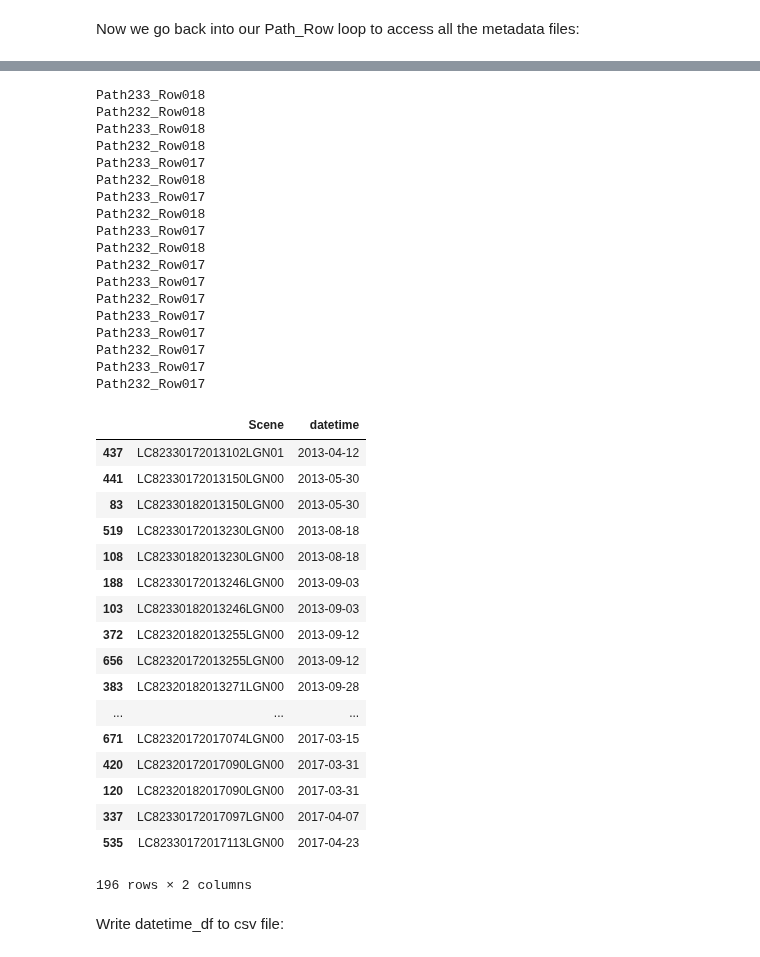
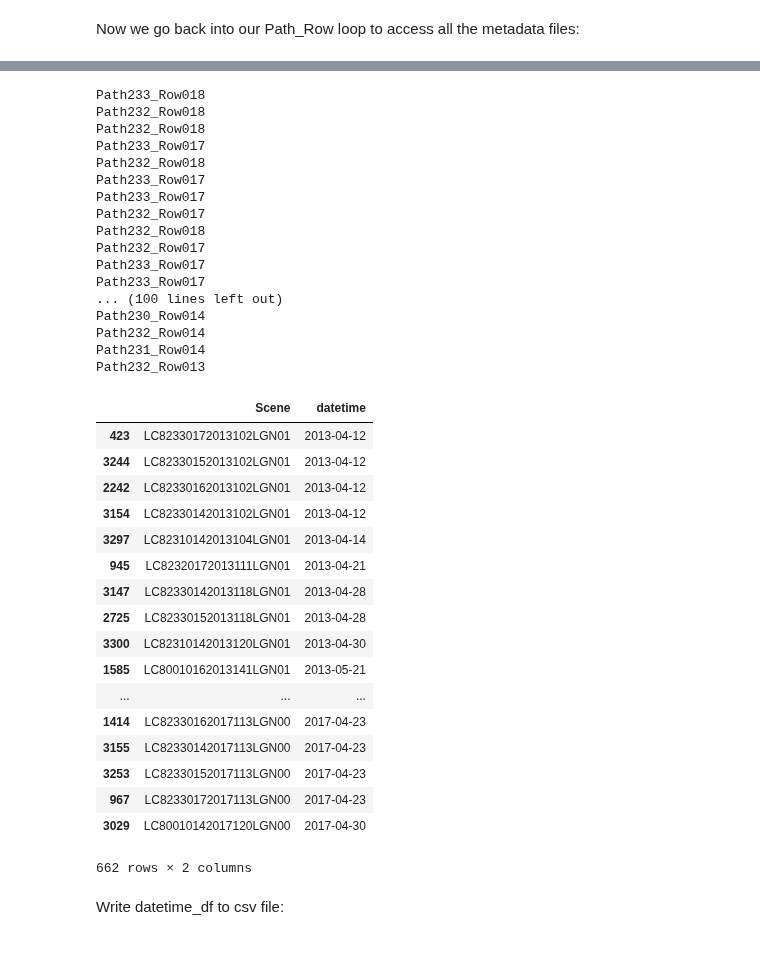
Before and after one commit to jukesliu/automated-glacier-terminus, a Jupyter notebook: AWS_LS8_download.ipynb, the cells around one changed output, grey strips where cells are left out. Saved outputs shown, nothing was run; the diff lists cells and outputs as text; code cells hidden in the pictures.

```diff
--- a/AWS_LS8_download.ipynb
+++ b/AWS_LS8_download.ipynb
@@ -694,3 +694,8 @@ datetimes = []
 scenes_dated = []
 # %% [markdown]
 Now we go back into our Path_Row loop to access all the metadata files:
+# %%
+# for SE glaciers
+se_df = pd.read_csv('/home/jukes/Documents/Sample_glaciers/LS_pathrows_SE.csv',
+                    usecols=[1,2,3], dtype=str).set_index('BoxID')
+se_df.head()
@@ -697,6 +710,7 @@ Now we go back into our Path_Row loop to access all the metadata files:
 # %%
 #Loop through the dataframe with your path row combinations:
-for index, row in pr_df_multi.iterrows():
+# for index, row in pr_df_multi.iterrows():
+for index, row in se_df.iterrows():
     #grab the path row names and set the folder name
     path = row['Path']; row = row['Row']; BoxID = index; folder_name = 'Path'+path+'_Row'+row; print(folder_name)
 
@@ -731,57 +745,56 @@ for index, row in pr_df_multi.iterrows():
                             #save it:
                             date = line.split("=")[1][1:-1]
 #                             print(date)
 
                     #save the date as a datetime object and append to list
                     dates = datetime.datetime.strptime(date, '%Y-%m-%d')
                     datetimes.append(dates)
                     scenes_dated.append(scenename)
 
             #increment the scene counter
             scenecount = scenecount+1
 
 # Store in a dataframe
 datetime_df = pd.DataFrame(list(zip(scenes_dated, datetimes)), columns=['Scene', 'datetime'])
 datetime_df = datetime_df.sort_values(by='datetime', ascending=True)
 datetime_df = datetime_df.drop_duplicates()
 datetime_df
 # %% [output]
 Path233_Row018
 Path232_Row018
-Path233_Row018
 Path232_Row018
 Path233_Row017
 Path232_Row018
 Path233_Row017
-Path232_Row018
 Path233_Row017
+Path232_Row017
 Path232_Row018
 Path232_Row017
 Path233_Row017
-Path232_Row017
 Path233_Row017
-Path233_Row017
-Path232_Row017
-Path233_Row017
-Path232_Row017
+... (100 lines left out)
+Path230_Row014
+Path232_Row014
+Path231_Row014
+Path232_Row013
 |  | Scene | datetime |
-| 437 | LC82330172013102LGN01 | 2013-04-12 |
-| 441 | LC82330172013150LGN00 | 2013-05-30 |
-| 83 | LC82330182013150LGN00 | 2013-05-30 |
-| 519 | LC82330172013230LGN00 | 2013-08-18 |
-| 108 | LC82330182013230LGN00 | 2013-08-18 |
-| 188 | LC82330172013246LGN00 | 2013-09-03 |
-| 103 | LC82330182013246LGN00 | 2013-09-03 |
-| 372 | LC82320182013255LGN00 | 2013-09-12 |
-| 656 | LC82320172013255LGN00 | 2013-09-12 |
-| 383 | LC82320182013271LGN00 | 2013-09-28 |
+| 423 | LC82330172013102LGN01 | 2013-04-12 |
+| 3244 | LC82330152013102LGN01 | 2013-04-12 |
+| 2242 | LC82330162013102LGN01 | 2013-04-12 |
+| 3154 | LC82330142013102LGN01 | 2013-04-12 |
+| 3297 | LC82310142013104LGN01 | 2013-04-14 |
+| 945 | LC82320172013111LGN01 | 2013-04-21 |
+| 3147 | LC82330142013118LGN01 | 2013-04-28 |
+| 2725 | LC82330152013118LGN01 | 2013-04-28 |
+| 3300 | LC82310142013120LGN01 | 2013-04-30 |
+| 1585 | LC80010162013141LGN01 | 2013-05-21 |
 | ... | ... | ... |
-| 671 | LC82320172017074LGN00 | 2017-03-15 |
-| 420 | LC82320172017090LGN00 | 2017-03-31 |
-| 120 | LC82320182017090LGN00 | 2017-03-31 |
-| 337 | LC82330172017097LGN00 | 2017-04-07 |
-| 535 | LC82330172017113LGN00 | 2017-04-23 |
+| 1414 | LC82330162017113LGN00 | 2017-04-23 |
+| 3155 | LC82330142017113LGN00 | 2017-04-23 |
+| 3253 | LC82330152017113LGN00 | 2017-04-23 |
+| 967 | LC82330172017113LGN00 | 2017-04-23 |
+| 3029 | LC80010142017120LGN00 | 2017-04-30 |
-196 rows × 2 columns
+662 rows × 2 columns
 # %% [markdown]
 Write datetime_df to csv file:
 # %%
```
Also changed, not shown: parts of 6 cells of this notebook, 3 other files.
